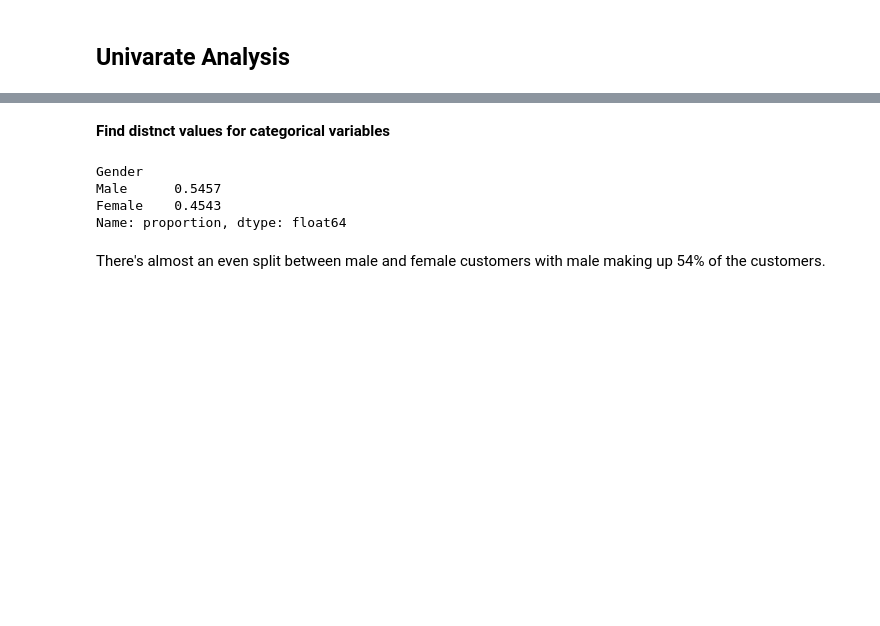
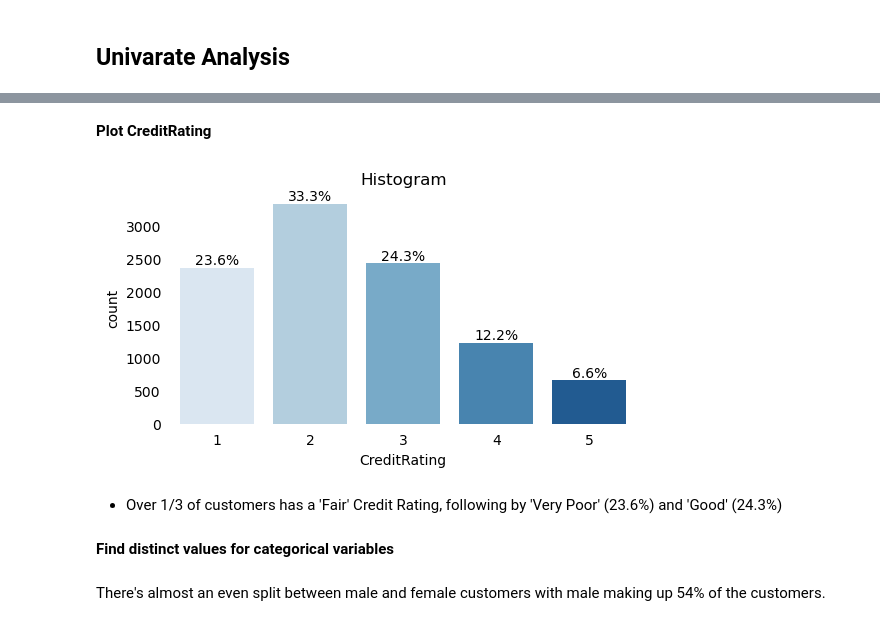
Before and after one commit to aprilhong/bankchurn, a Jupyter notebook: bank_churn_notebook.ipynb, the cells around one changed output, grey strips where cells are left out. Cells and saved outputs as stored; diff of their text form; code cells hidden in the pictures; blank space fills up the shorter version.

```diff
--- a/bank_churn_notebook.ipynb
+++ b/bank_churn_notebook.ipynb
@@ -226,0 +254,13 @@ Name: proportion, dtype: float64
+# %%
+# Create a new variable and assign a value of 1-5, with 1= "very poor" and 5 = "excellent"
+
+df['CreditRating'] = np.select(
+    [df['CreditScore'] <=579,
+     df['CreditScore'].between(580, 669),
+     df['CreditScore'].between(670, 739),
+     df['CreditScore'].between(740, 799),
+     df['CreditScore'].between(800, 859)],
+    ['1', '2', '3', '4','5']
+)
+
+df.head()
@@ -227,13 +274,32 @@ Name: proportion, dtype: float64
+# %% [markdown]
+**Plot CreditRating**
+# %%
+# Histogram
+x = 'CreditRating'
+fig = plt.figure(figsize=(6,3))
+ax = sns.countplot(x=df[x], order=['1','2','3','4','5'], palette="Blues")
+ax.tick_params(left=False, bottom=False) # Remove ticks
+sns.despine(left=True, bottom=True) # Remove borders borders
+plt.title('Histogram')
+
+# Loop through bars and add percentage labels
+for patch in ax.patches:
+    height = patch.get_height()
+    percentage = (height / len(df)) * 100
+    label = f"{percentage:.1f}%"  # Format as percentage with one decimal
+
+    # Place the label at the top center of the bar
+    x = patch.get_x() + patch.get_width() / 2
+    y = patch.get_height() + 0.1  # Adjust y position for better placement
+
+    ax.text(x, y, label, ha='center', va='bottom')
+None
+# %% [output]
+[figure, added]
+# %% [markdown]
+- Over 1/3 of customers has a 'Fair' Credit Rating, following by 'Very Poor' (23.6%) and 'Good' (24.3%)
 # %% [markdown]
-**Find distnct values for categorical variables**
+**Find distinct values for categorical variables**
-# %%
-# Separate numerical and categorical variables into different df
-df['Gender'].value_counts(normalize=True)
-# %% [output]
-Gender
-Male      0.5457
-Female    0.4543
-Name: proportion, dtype: float64
 # %% [markdown]
 There's almost an even split between male and female customers with male making up 54% of the customers.
 # %%
```
Also changed, not shown: parts of 24 cells of this notebook.
